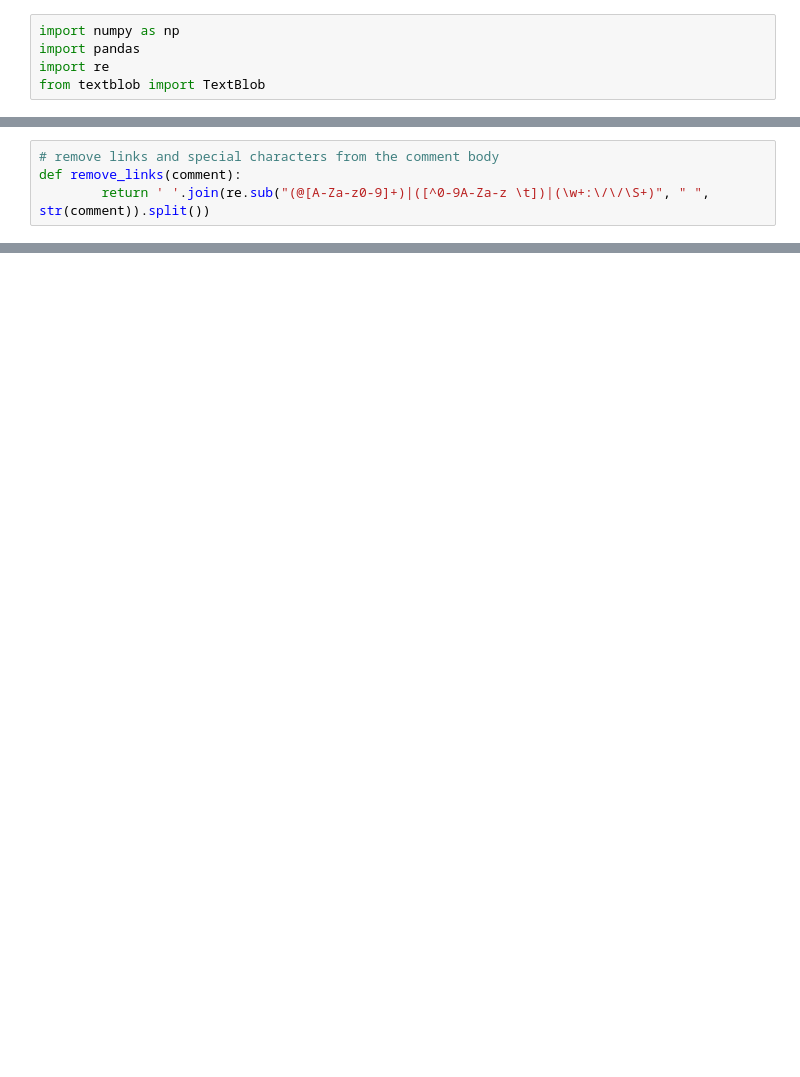
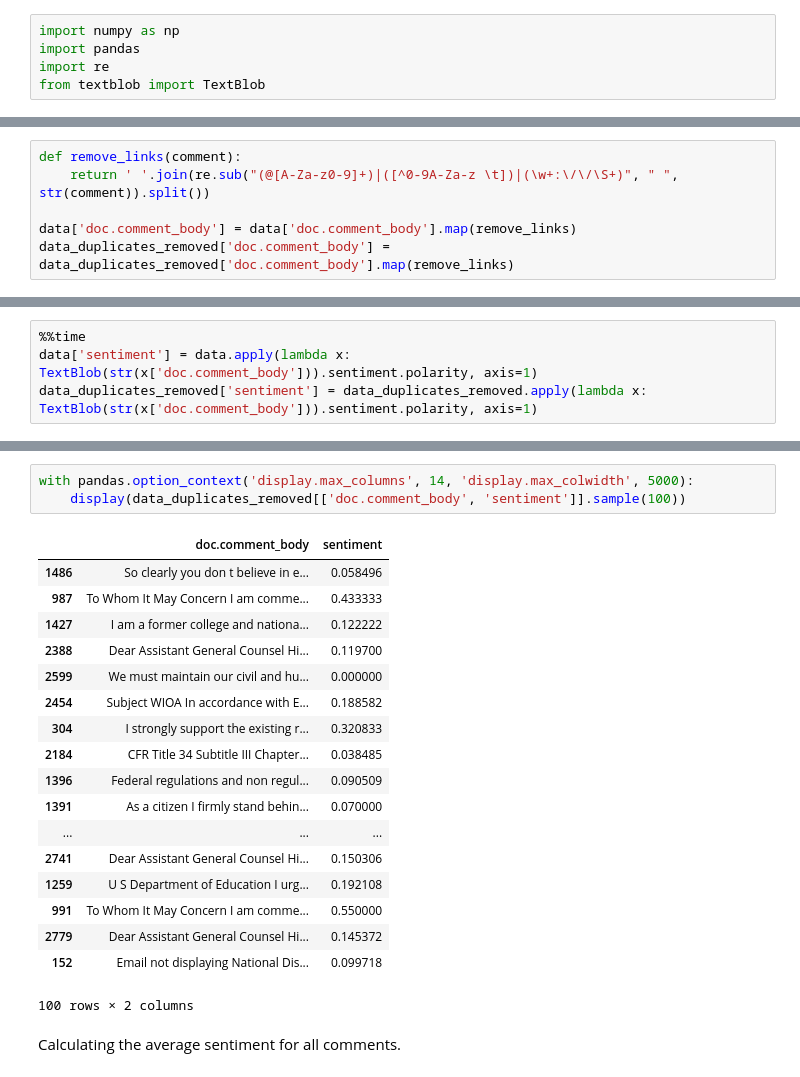
Before and after one commit to Nishnha/Title-IX-Call-for-Comments-Analysis, a Jupyter notebook: Title IX Sentiment Analysis.ipynb, the cells around one changed output, grey strips where cells are left out. Saved outputs shown, nothing was run; the diff lists cells and outputs as text; blank space fills up the shorter version.

```diff
--- a/Title IX Sentiment Analysis.ipynb
+++ b/Title IX Sentiment Analysis.ipynb
@@ -31,4 +34,6 @@ Loaded 16532 comments.
 # %%
-# remove links and special characters from the comment body
 def remove_links(comment):
-        return ' '.join(re.sub("(@[A-Za-z0-9]+)|([^0-9A-Za-z \t])|(\w+:\/\/\S+)", " ", str(comment)).split())
+    return ' '.join(re.sub("(@[A-Za-z0-9]+)|([^0-9A-Za-z \t])|(\w+:\/\/\S+)", " ", str(comment)).split())
+
+data['doc.comment_body'] = data['doc.comment_body'].map(remove_links)
+data_duplicates_removed['doc.comment_body'] = data_duplicates_removed['doc.comment_body'].map(remove_links)
@@ -36,0 +42,4 @@ data['doc.comment_body'] = data['doc.comment_body'].map(remove_links)
+# %%
+%%time
+data['sentiment'] = data.apply(lambda x: TextBlob(str(x['doc.comment_body'])).sentiment.polarity, axis=1)
+data_duplicates_removed['sentiment'] = data_duplicates_removed.apply(lambda x: TextBlob(str(x['doc.comment_body'])).sentiment.polarity, axis=1)
@@ -74,0 +73,24 @@ with pandas.option_context('display.max_colwidth', 5000):
+# %%
+with pandas.option_context('display.max_columns', 14, 'display.max_colwidth', 5000):
+    display(data_duplicates_removed[['doc.comment_body', 'sentiment']].sample(100))
+# %% [output]
+|  | doc.comment_body | sentiment |
+| 1486 | So clearly you don t believe in e... | 0.058496 |
+| 987 | To Whom It May Concern I am comme... | 0.433333 |
+| 1427 | I am a former college and nationa... | 0.122222 |
+| 2388 | Dear Assistant General Counsel Hi... | 0.119700 |
+| 2599 | We must maintain our civil and hu... | 0.000000 |
+| 2454 | Subject WIOA In accordance with E... | 0.188582 |
+| 304 | I strongly support the existing r... | 0.320833 |
+| 2184 | CFR Title 34 Subtitle III Chapter... | 0.038485 |
+| 1396 | Federal regulations and non regul... | 0.090509 |
+| 1391 | As a citizen I firmly stand behin... | 0.070000 |
+| ... | ... | ... |
+| 2741 | Dear Assistant General Counsel Hi... | 0.150306 |
+| 1259 | U S Department of Education I urg... | 0.192108 |
+| 991 | To Whom It May Concern I am comme... | 0.550000 |
+| 2779 | Dear Assistant General Counsel Hi... | 0.145372 |
+| 152 | Email not displaying National Dis... | 0.099718 |
+100 rows × 2 columns
+# %% [markdown]
+Calculating the average sentiment for all comments.
```
Also changed, not shown: parts of 17 cells of this notebook, 8 other files.
